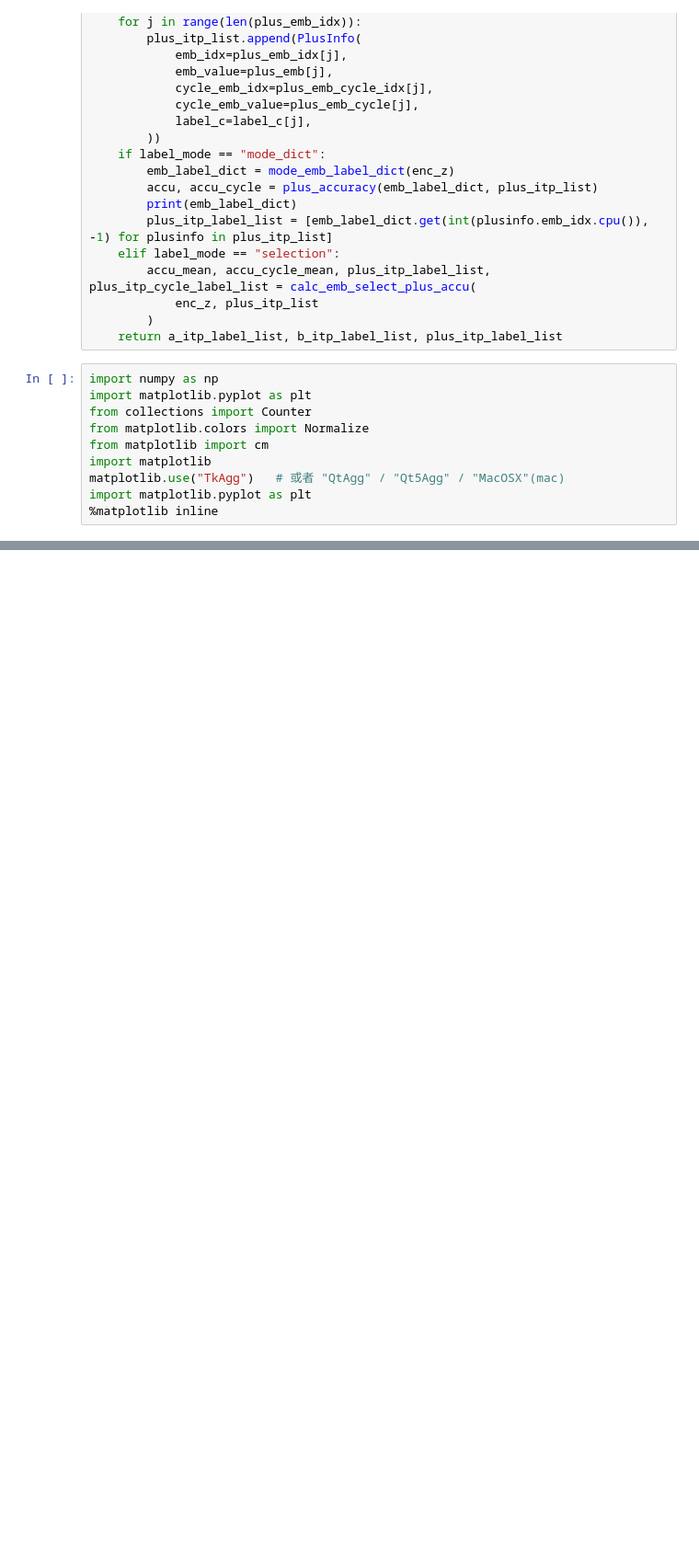
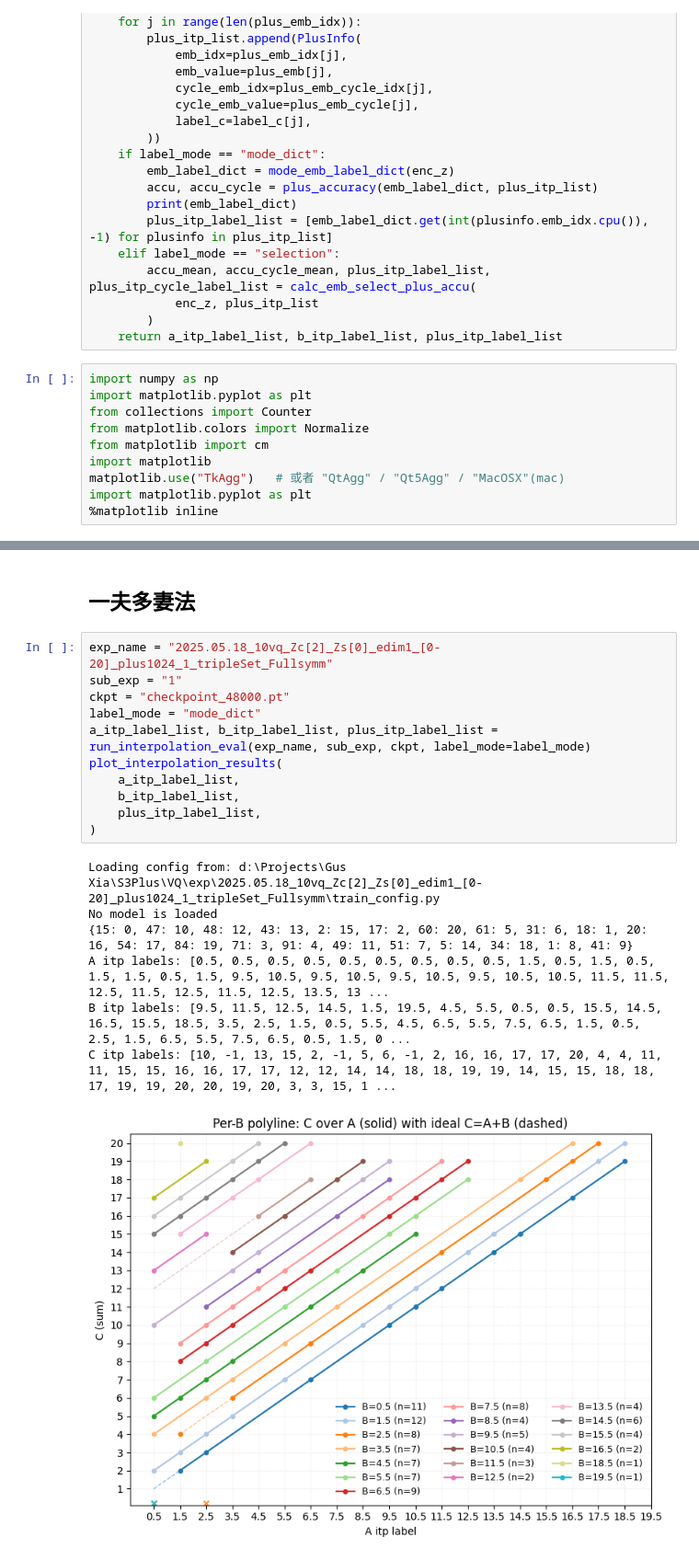
Before and after one commit to XuanjieLiu/S3Plus, a Jupyter notebook: VQ/plots/interpolation_show.ipynb, the cells around one changed output, grey strips where cells are left out. Shown at 92% size. Saved outputs shown, nothing was run; the diff lists cells and outputs as text; blank space fills up the shorter version.

```diff
--- a/VQ/plots/interpolation_show.ipynb
+++ b/VQ/plots/interpolation_show.ipynb
@@ -302,0 +305,21 @@ C itp labels: [12, 12, 13, 14, 3, 20, 5, 5, 2, 2, 14, 16, 17, 15, 20, 4, 3, 12,
+# %% [markdown]
+## 一夫多妻法
+# %%
+exp_name = "2025.05.18_10vq_Zc[2]_Zs[0]_edim1_[0-20]_plus1024_1_tripleSet_Fullsymm"
+sub_exp = "1"
+ckpt = "checkpoint_48000.pt"
+label_mode = "mode_dict"
+a_itp_label_list, b_itp_label_list, plus_itp_label_list = run_interpolation_eval(exp_name, sub_exp, ckpt, label_mode=label_mode)
+plot_interpolation_results(
+    a_itp_label_list,
+    b_itp_label_list,
+    plus_itp_label_list,
+)
+# %% [output]
+Loading config from: d:\Projects\Gus Xia\S3Plus\VQ\exp\2025.05.18_10vq_Zc[2]_Zs[0]_edim1_[0-20]_plus1024_1_tripleSet_Fullsymm\train_config.py
+No model is loaded
+{15: 0, 47: 10, 48: 12, 43: 13, 2: 15, 17: 2, 60: 20, 61: 5, 31: 6, 18: 1, 20: 16, 54: 17, 84: 19, 71: 3, 91: 4, 49: 11, 51: 7, 5: 14, 34: 18, 1: 8, 41: 9}
+A itp labels: [0.5, 0.5, 0.5, 0.5, 0.5, 0.5, 0.5, 0.5, 0.5, 1.5, 0.5, 1.5, 0.5, 1.5, 1.5, 0.5, 1.5, 9.5, 10.5, 9.5, 10.5, 9.5, 10.5, 9.5, 10.5, 10.5, 11.5, 11.5, 12.5, 11.5, 12.5, 11.5, 12.5, 13.5, 13 ...
+B itp labels: [9.5, 11.5, 12.5, 14.5, 1.5, 19.5, 4.5, 5.5, 0.5, 0.5, 15.5, 14.5, 16.5, 15.5, 18.5, 3.5, 2.5, 1.5, 0.5, 5.5, 4.5, 6.5, 5.5, 7.5, 6.5, 1.5, 0.5, 2.5, 1.5, 6.5, 5.5, 7.5, 6.5, 0.5, 1.5, 0 ...
+C itp labels: [10, -1, 13, 15, 2, -1, 5, 6, -1, 2, 16, 16, 17, 17, 20, 4, 4, 11, 11, 15, 15, 16, 16, 17, 17, 12, 12, 14, 14, 18, 18, 19, 19, 14, 15, 15, 18, 18, 17, 19, 19, 20, 20, 19, 20, 3, 3, 15, 1 ...
+[figure, added]
```
Also changed, not shown: parts of 6 cells of this notebook, 8 other files.
